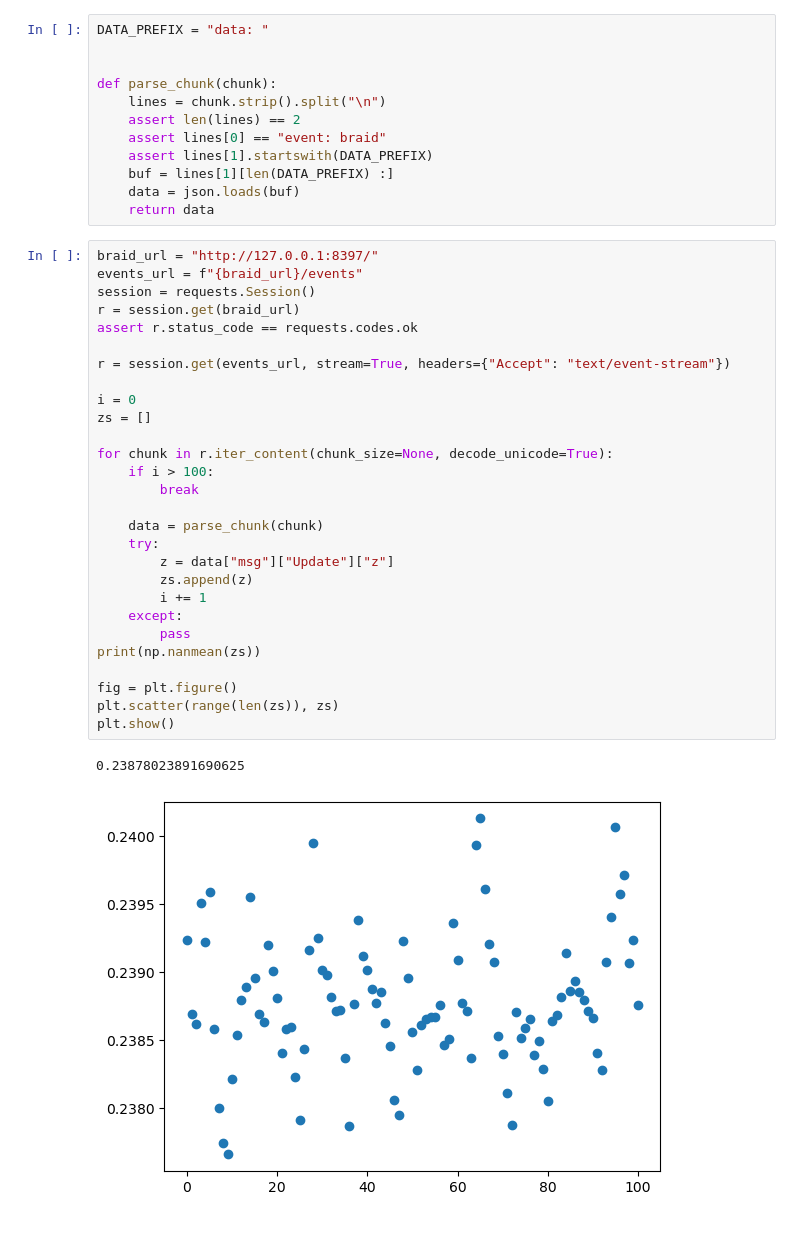
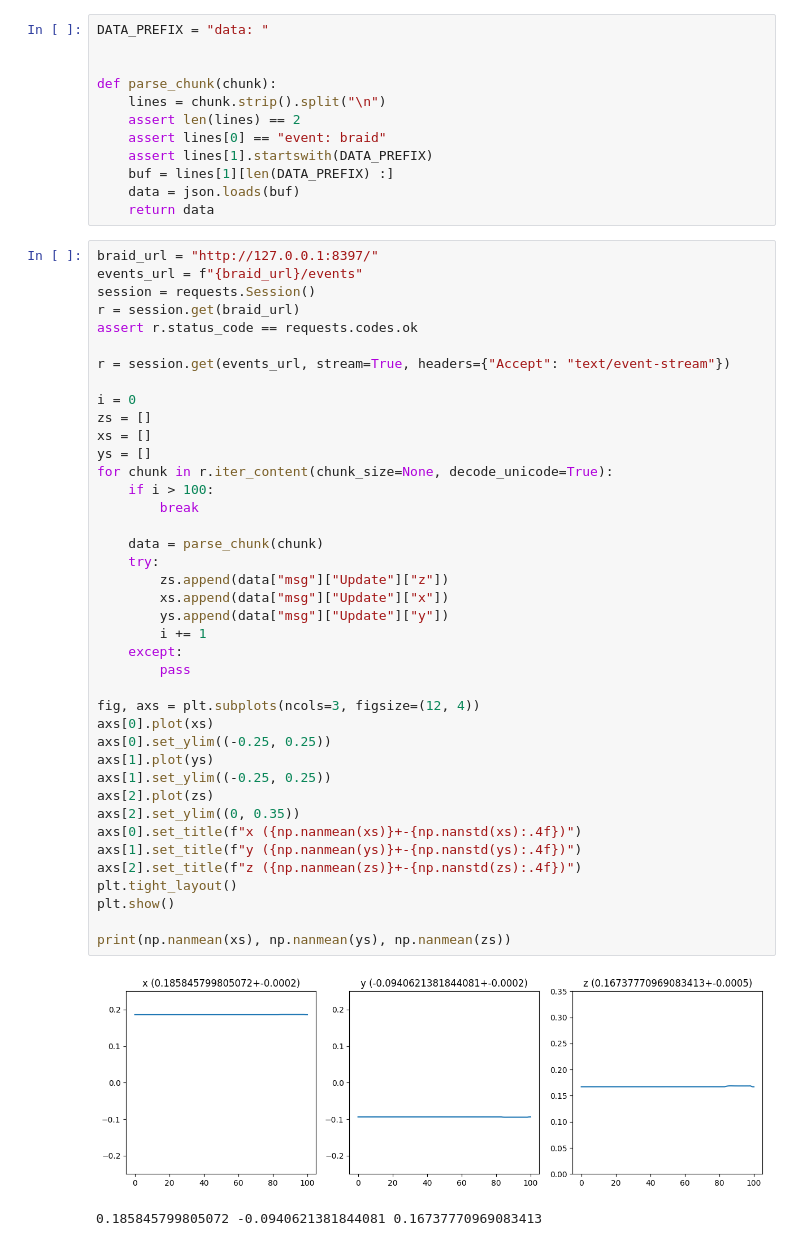
Before and after one commit to mpinb/braid-opto-arena, a Jupyter notebook: notebooks/get_mean_z.ipynb, the cells around one changed output. Saved outputs shown, nothing was run; the diff lists cells and outputs as text.

```diff
--- a/notebooks/get_mean_z.ipynb
+++ b/notebooks/get_mean_z.ipynb
@@ -18,33 +18,45 @@ def parse_chunk(chunk):
 # %%
 braid_url = "http://127.0.0.1:8397/"
 events_url = f"{braid_url}/events"
 session = requests.Session()
 r = session.get(braid_url)
 assert r.status_code == requests.codes.ok
 
 r = session.get(events_url, stream=True, headers={"Accept": "text/event-stream"})
 
 i = 0
 zs = []
-
+xs = []
+ys = []
 for chunk in r.iter_content(chunk_size=None, decode_unicode=True):
     if i > 100:
         break
 
     data = parse_chunk(chunk)
     try:
-        z = data["msg"]["Update"]["z"]
-        zs.append(z)
+        zs.append(data["msg"]["Update"]["z"])
+        xs.append(data["msg"]["Update"]["x"])
+        ys.append(data["msg"]["Update"]["y"])
         i += 1
     except:
         pass
-print(np.nanmean(zs))
 
-fig = plt.figure()
-plt.scatter(range(len(zs)), zs)
+fig, axs = plt.subplots(ncols=3, figsize=(12, 4))
+axs[0].plot(xs)
+axs[0].set_ylim((-0.25, 0.25))
+axs[1].plot(ys)
+axs[1].set_ylim((-0.25, 0.25))
+axs[2].plot(zs)
+axs[2].set_ylim((0, 0.35))
+axs[0].set_title(f"x ({np.nanmean(xs)}+-{np.nanstd(xs):.4f})")
+axs[1].set_title(f"y ({np.nanmean(ys)}+-{np.nanstd(ys):.4f})")
+axs[2].set_title(f"z ({np.nanmean(zs)}+-{np.nanstd(zs):.4f})")
+plt.tight_layout()
 plt.show()
+
+print(np.nanmean(xs), np.nanmean(ys), np.nanmean(zs))
 # %% [output]
+[figure, new version]
-0.23878023891690625
+0.185845799805072 -0.0940621381844081 0.16737770969083413
-[figure, old version]
 # %%
 # %% [output]
```
Also changed, not shown: parts of 1 cell of this notebook, 17 other files.
